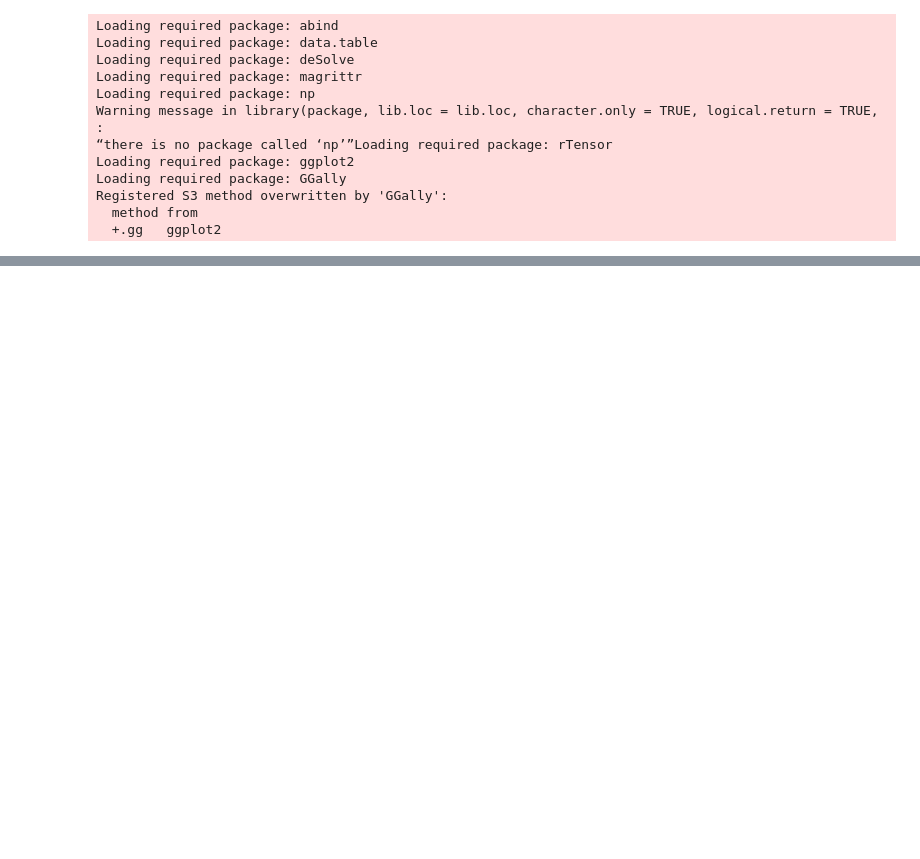
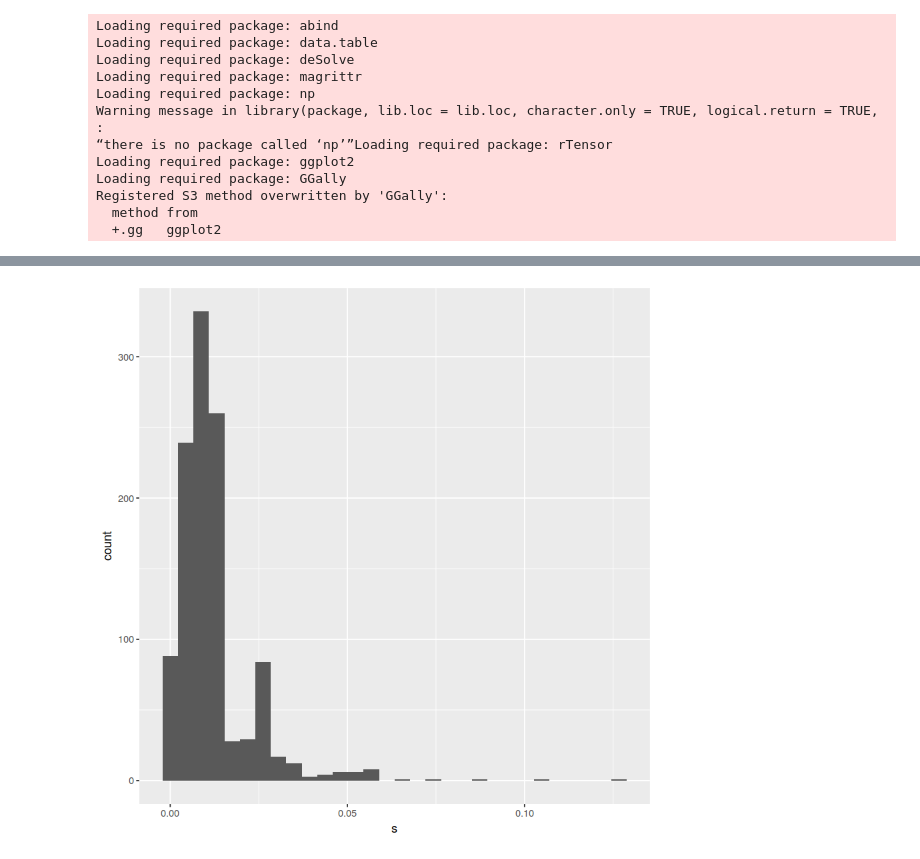
Before and after one commit to functionally/ssa, a Jupyter notebook: bioproduct-types-v9.ipynb, the cells around one changed output, grey strips where cells are left out. Saved outputs shown, nothing was run; the diff lists cells and outputs as text; code cells hidden in the pictures; blank space fills up the shorter version.

```diff
--- a/bioproduct-types-v9.ipynb
+++ b/bioproduct-types-v9.ipynb
@@ -37,0 +72,4 @@ ggpairs(
+# %%
+ggplot(xs[!is.na(s)], aes(x=s)) + geom_histogram(bins=30)
+# %% [output]
+[figure, added]
```
Also changed, not shown: parts of 8 cells of this notebook, 6 other files.
